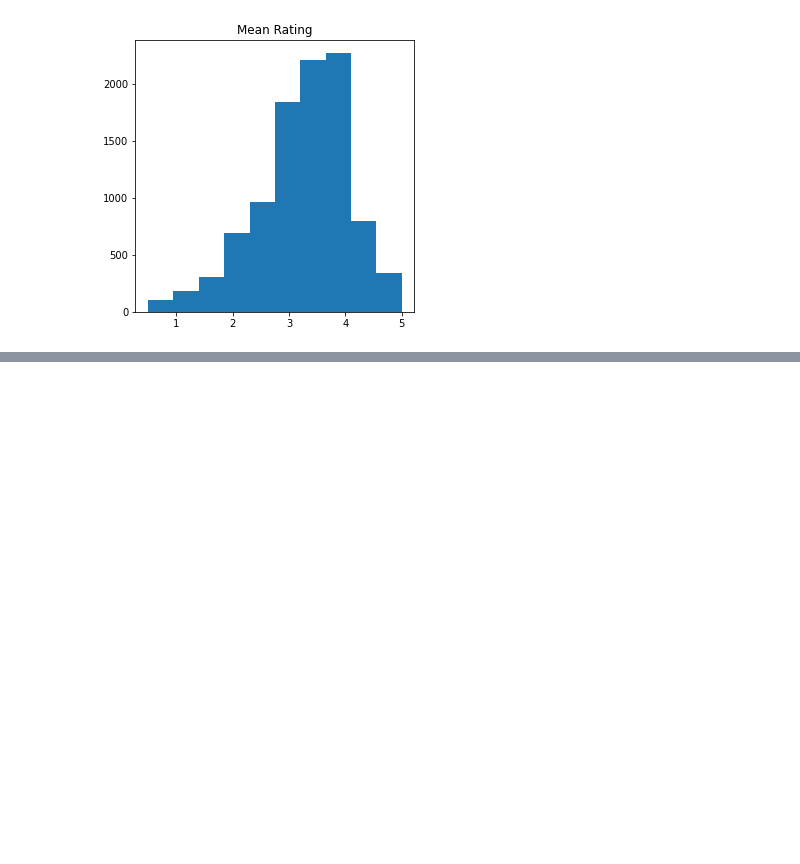
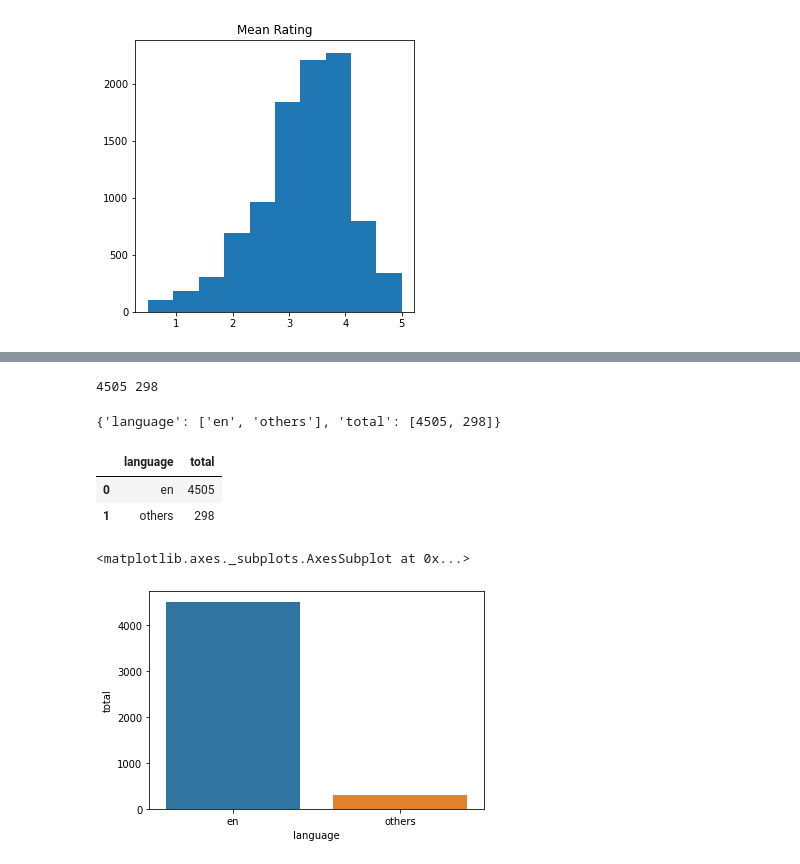
Before and after one commit to gopessoa/Data-Science, a Jupyter notebook: Data_Science_Intro.ipynb, the cells around one changed output, grey strips where cells are left out. Drawn from its saved outputs; the diff is of its cells as text; code cells hidden in the pictures; blank space fills up the shorter version.

```diff
--- a/Data_Science_Intro.ipynb
+++ b/Data_Science_Intro.ipynb
@@ -149,0 +227,28 @@ Text(0.5, 1.0, 'Mean Rating')
+# %%
+total_per_language = tmdb.original_language.value_counts()
+total_others = total_per_language.sum()
+en_total = total_per_language.loc["en"]
+total_others = total_others - en_total
+print(en_total, total_others)
+# %% [output]
+4505 298
+# %%
+data = {
+    'language' : ['en', 'others'],
+    'total' : [en_total, total_others]
+}
+data
+# %% [output]
+{'language': ['en', 'others'], 'total': [4505, 298]}
+# %%
+data = pd.DataFrame(data)
+data
+# %% [output]
+|  | language | total |
+| 0 | en | 4505 |
+| 1 | others | 298 |
+# %%
+sns.barplot(x='language', y='total', data = data)
+# %% [output]
+<matplotlib.axes._subplots.AxesSubplot at 0x...>
+[figure, added]
```
Also changed, not shown: parts of 12 cells of this notebook.
